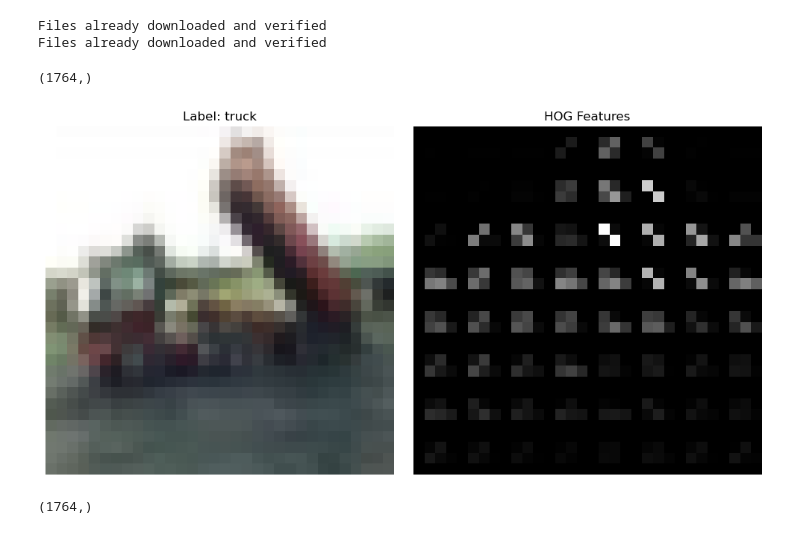
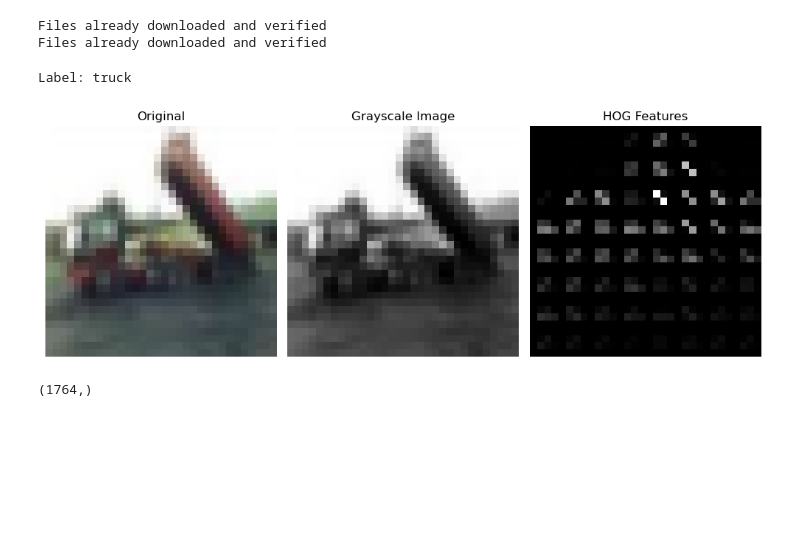
Before and after one commit to fongc123/notes, a Jupyter notebook: src/machine learning/hog/cifar10_pytorch.ipynb, the cells around one changed output. Cells and saved outputs as stored; diff of their text form; code cells hidden in the pictures; blank space fills up the shorter version.

```diff
--- a/src/machine learning/hog/cifar10_pytorch.ipynb
+++ b/src/machine learning/hog/cifar10_pytorch.ipynb
@@ -21,7 +22,6 @@ def apply_hog(img, o = 9, ppc = (4, 4), cpb = (2, 2), show_image = False):
             pixels_per_cell = ppc,
             cells_per_block = cpb,
             visualize = True,
-            channel_axis = -1
         )
 
         return features, hog_image
@@ -62,30 +62,34 @@ Files already downloaded and verified
 # %%
 # sample image
 sample_image = cifar_train.data[2, :, :]
 sample_target = cifar_train.targets[2]
 
 idx_class = { v : k for k, v in cifar_test.class_to_idx.items() }
 sample_label = idx_class[sample_target]
 
 # show image
-fig, axes = plt.subplots(1, 2, figsize = (10, 5))
+fig, axes = plt.subplots(1, 3, figsize = (10, 5))
 axes[0].imshow(sample_image)
 axes[0].axis("off")
-axes[0].set_title("Label: {}".format(sample_label))
+axes[0].set_title("Original")
 
-sample_features, sample_hog_image = apply_hog(sample_image,show_image = True)
+gray_sample_image = cv2.cvtColor(sample_image, cv2.COLOR_BGR2GRAY)
+axes[1].imshow(gray_sample_image, cmap = "gray")
+axes[1].axis("off")
+axes[1].set_title("Grayscale Image")
 
-axes[1].imshow(sample_hog_image, cmap = "gray")
-axes[1].axis("off")
-axes[1].set_title("HOG Features")
+sample_features, sample_hog_image = apply_hog(gray_sample_image, show_image = True)
+axes[2].imshow(sample_hog_image, cmap = "gray")
+axes[2].axis("off")
+axes[2].set_title("HOG Features")
 
 fig.tight_layout()
 fig.show()
 
-print(sample_features.shape)
+print("Label:", sample_label)
 # %% [output]
-(1764,)
+Label: truck
-[figure, old version]
+[figure, new version]
 # %%
 # sample features
 print(cifar_train[0][0].shape)
```
Also changed, not shown: parts of 5 cells of this notebook.
